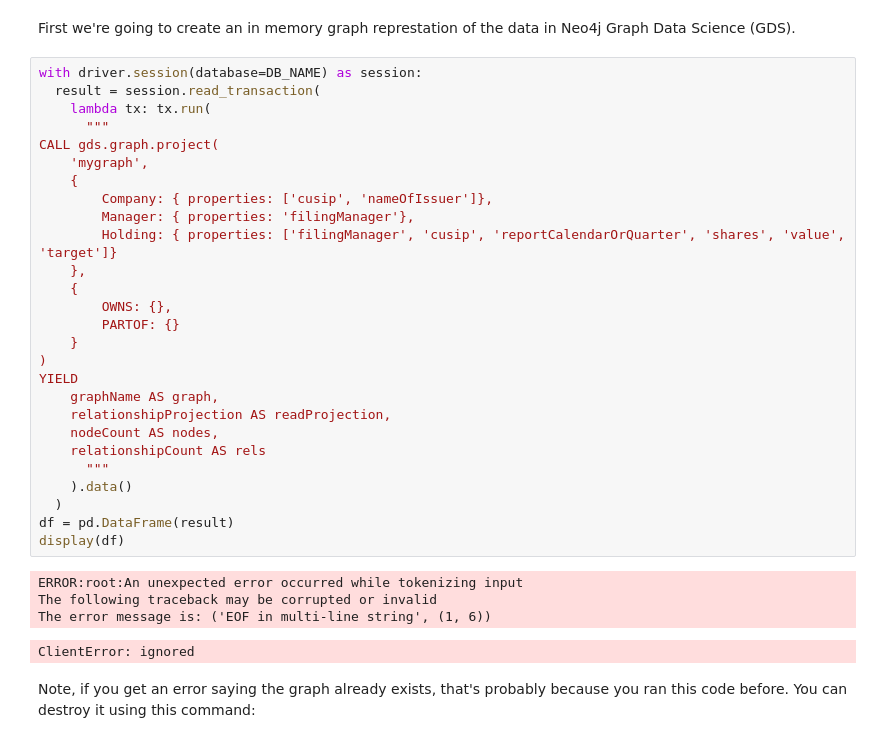
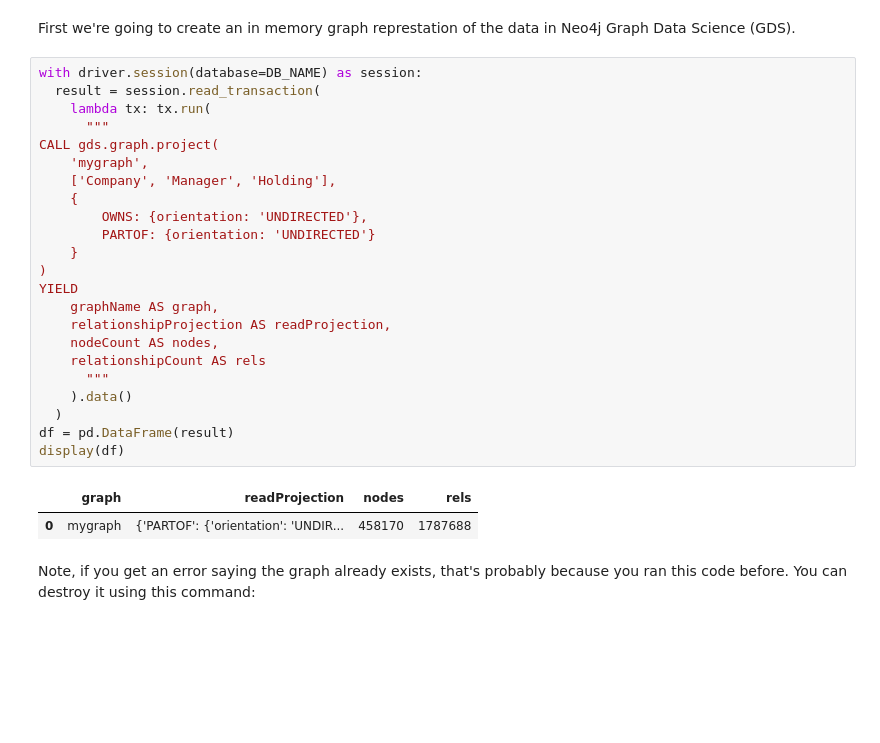
Before and after one commit to neo4j-partners/hands-on-lab-neo4j-and-vertex-ai, a Jupyter notebook: Lab 5 - Graph Data Science/embedding.ipynb, the cells around one changed output. Cells and saved outputs as stored; diff of their text form; blank space fills up the shorter version.

```diff
--- a/Lab 5 - Graph Data Science/embedding.ipynb
+++ b/Lab 5 - Graph Data Science/embedding.ipynb
@@ -30,35 +28,29 @@ First we're going to create an in memory graph represtation of the data in Neo4j
 # %%
 with driver.session(database=DB_NAME) as session:
   result = session.read_transaction(
     lambda tx: tx.run(
       """
 CALL gds.graph.project(
     'mygraph',
+    ['Company', 'Manager', 'Holding'],
     {
-        Company: { properties: ['cusip', 'nameOfIssuer']},
-        Manager: { properties: 'filingManager'},
-        Holding: { properties: ['filingManager', 'cusip', 'reportCalendarOrQuarter', 'shares', 'value', 'target']}
-    },
-    {
-        OWNS: {},
-        PARTOF: {}
+        OWNS: {orientation: 'UNDIRECTED'},
+        PARTOF: {orientation: 'UNDIRECTED'}
     }
 )
 YIELD
     graphName AS graph,
     relationshipProjection AS readProjection,
     nodeCount AS nodes,
     relationshipCount AS rels
       """
     ).data()
   )
 df = pd.DataFrame(result)
 display(df)
 # %% [output]
-ERROR:root:An unexpected error occurred while tokenizing input
-The following traceback may be corrupted or invalid
-The error message is: ('EOF in multi-line string', (1, 6))
-ClientError: ignored
+|  | graph | readProjection | nodes | rels |
+| 0 | mygraph | {'PARTOF': {'orientation': 'UNDIR... | 458170 | 1787688 |
 # %% [markdown]
 Note, if you get an error saying the graph already exists, that's probably because you ran this code before. You can destroy it using this command:
 # %%
```
Also changed, not shown: parts of 8 cells of this notebook.
